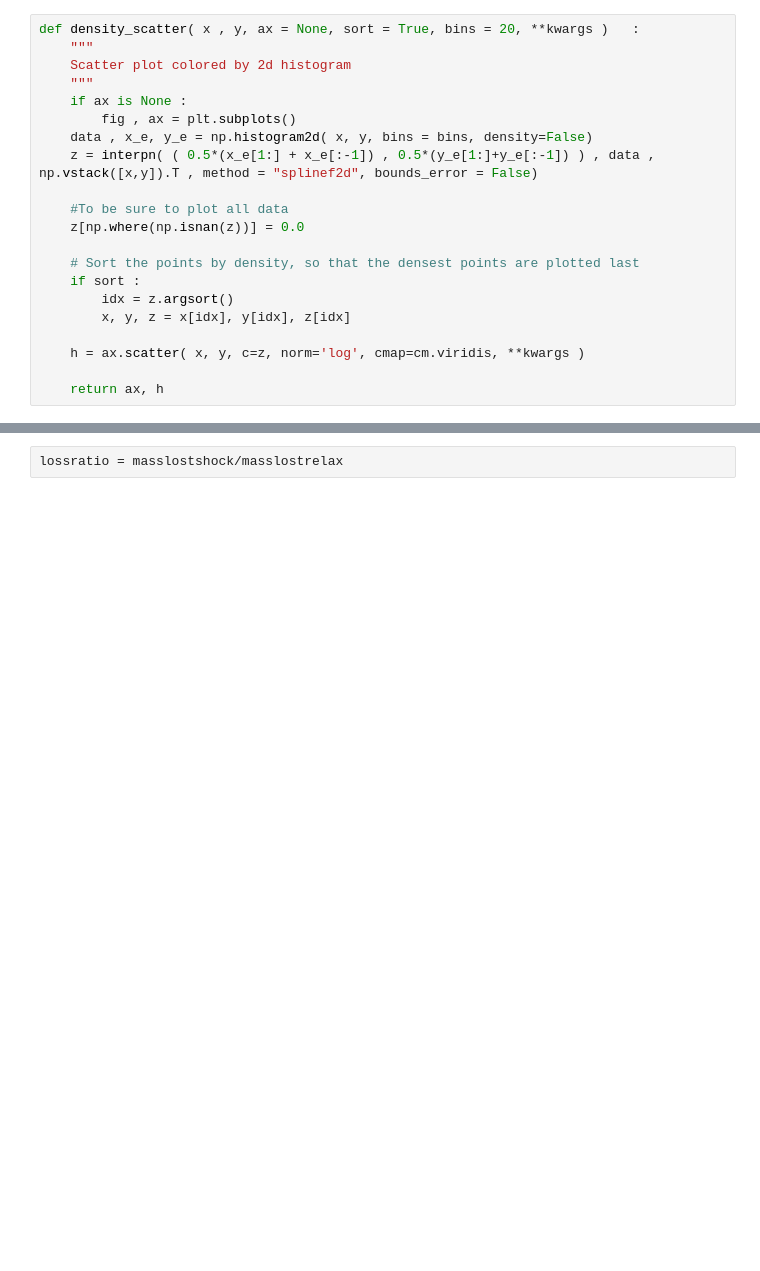
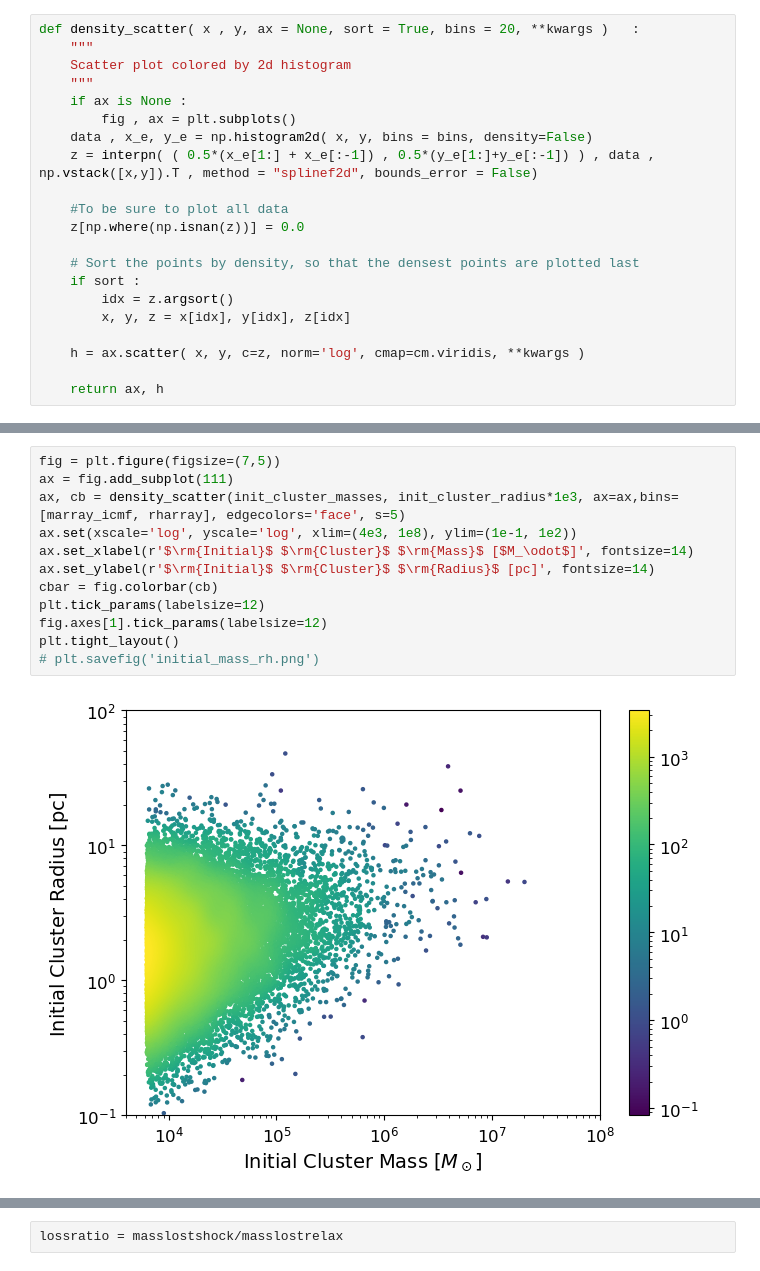
Before and after one commit to pablocoque/post_process_routines, a Jupyter notebook: half-mass-radius.ipynb, the cells around one changed output, grey strips where cells are left out. Cells and saved outputs as stored; diff of their text form; blank space fills up the shorter version.

```diff
--- a/half-mass-radius.ipynb
+++ b/half-mass-radius.ipynb
@@ -123 +117,15 @@ Text(0, 0.5, 'Number')
+# %%
+fig = plt.figure(figsize=(7,5))
+ax = fig.add_subplot(111)
+ax, cb = density_scatter(init_cluster_masses, init_cluster_radius*1e3, ax=ax,bins=[marray_icmf, rharray], edgecolors='face', s=5)
+ax.set(xscale='log', yscale='log', xlim=(4e3, 1e8), ylim=(1e-1, 1e2))
+ax.set_xlabel(r'$\rm{Initial}$ $\rm{Cluster}$ $\rm{Mass}$ [$M_\odot$]', fontsize=14)
+ax.set_ylabel(r'$\rm{Initial}$ $\rm{Cluster}$ $\rm{Radius}$ [pc]', fontsize=14)
+cbar = fig.colorbar(cb)
+plt.tick_params(labelsize=12)
+fig.axes[1].tick_params(labelsize=12)
+plt.tight_layout()
+# plt.savefig('initial_mass_rh.png')
+# %% [output]
+[figure, added]
 # %%
```
Also changed, not shown: parts of 18 cells of this notebook, 24 other files.
